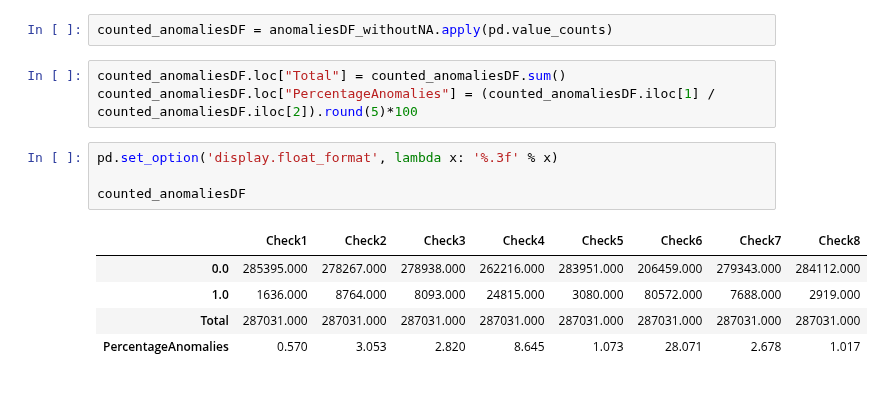
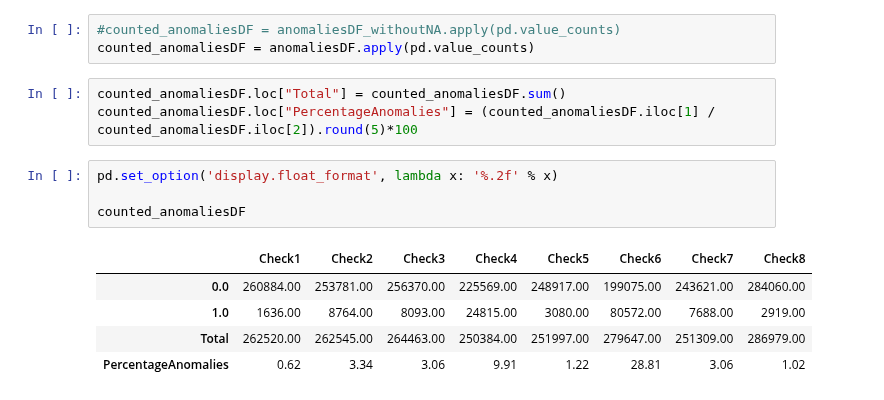
Before and after one commit to yohannjs/AML-2019, a Jupyter notebook: Challenges/5_Anomaly/eivind_anomaly.ipynb, the cells around one changed output. Drawn from its saved outputs; the diff is of its cells as text.

```diff
--- a/Challenges/5_Anomaly/eivind_anomaly.ipynb
+++ b/Challenges/5_Anomaly/eivind_anomaly.ipynb
@@ -108,18 +113,19 @@ ax = sns.heatmap(data=matrix, vmax=0.7, square=True)
 # %%
-counted_anomaliesDF = anomaliesDF_withoutNA.apply(pd.value_counts)
+#counted_anomaliesDF = anomaliesDF_withoutNA.apply(pd.value_counts)
+counted_anomaliesDF = anomaliesDF.apply(pd.value_counts)
 # %%
 counted_anomaliesDF.loc["Total"] = counted_anomaliesDF.sum()
 counted_anomaliesDF.loc["PercentageAnomalies"] = (counted_anomaliesDF.iloc[1] / counted_anomaliesDF.iloc[2]).round(5)*100
 # %%
-pd.set_option('display.float_format', lambda x: '%.3f' % x)
+pd.set_option('display.float_format', lambda x: '%.2f' % x)
 
 counted_anomaliesDF
 # %% [output]
 |  | Check1 | Check2 | Check3 | Check4 | Check5 | Check6 | Check7 | Check8 |
-| 0.0 | 285395.000 | 278267.000 | 278938.000 | 262216.000 | 283951.000 | 206459.000 | 279343.000 | 284112.000 |
-| 1.0 | 1636.000 | 8764.000 | 8093.000 | 24815.000 | 3080.000 | 80572.000 | 7688.000 | 2919.000 |
-| Total | 287031.000 | 287031.000 | 287031.000 | 287031.000 | 287031.000 | 287031.000 | 287031.000 | 287031.000 |
-| PercentageAnomalies | 0.570 | 3.053 | 2.820 | 8.645 | 1.073 | 28.071 | 2.678 | 1.017 |
+| 0.0 | 260884.00 | 253781.00 | 256370.00 | 225569.00 | 248917.00 | 199075.00 | 243621.00 | 284060.00 |
+| 1.0 | 1636.00 | 8764.00 | 8093.00 | 24815.00 | 3080.00 | 80572.00 | 7688.00 | 2919.00 |
+| Total | 262520.00 | 262545.00 | 264463.00 | 250384.00 | 251997.00 | 279647.00 | 251309.00 | 286979.00 |
+| PercentageAnomalies | 0.62 | 3.34 | 3.06 | 9.91 | 1.22 | 28.81 | 3.06 | 1.02 |
 # %%
 y = counted_anomaliesDF.loc["PercentageAnomalies"]
 x = labels
```
Also changed, not shown: parts of 13 cells of this notebook.
